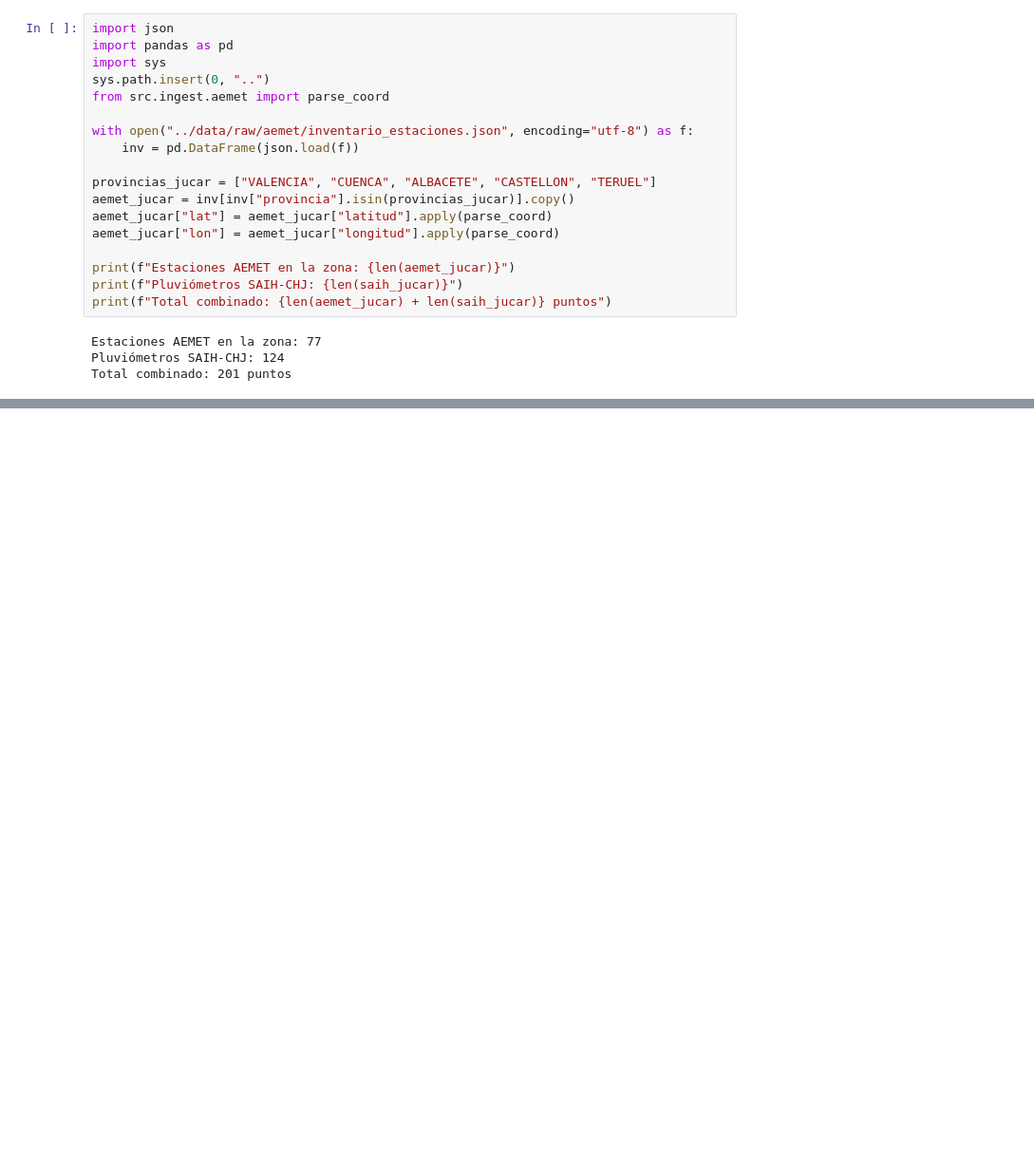
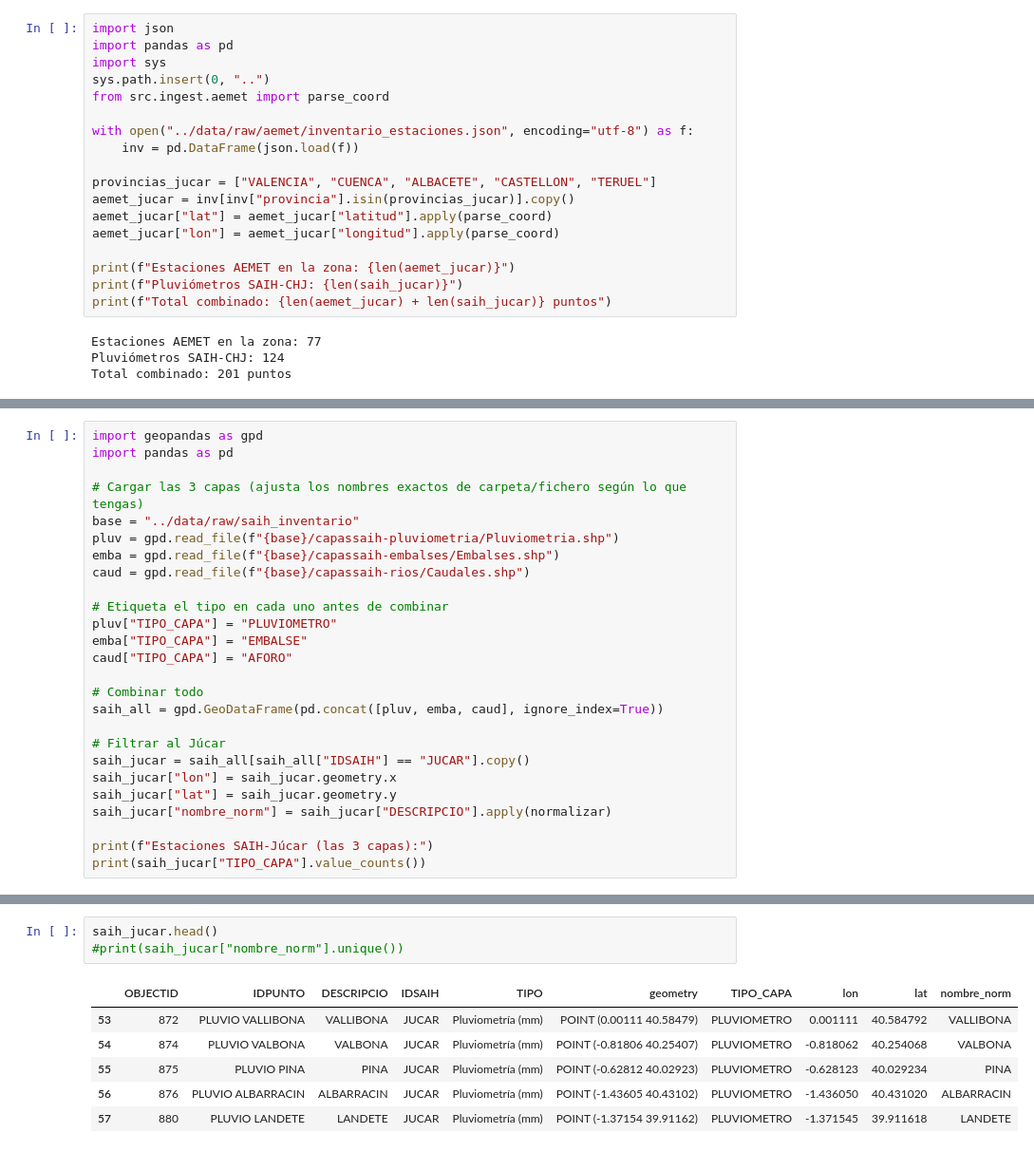
Before and after one commit to mariiaperezb-prog/tfm-flood-warning, a Jupyter notebook: notebooks/04_mapa_combinado.ipynb, the cells around one changed output, grey strips where cells are left out. Shown at 95% size. Drawn from its saved outputs; the diff is of its cells as text; blank space fills up the shorter version.

Commit message:
Saih new

```diff
--- a/notebooks/04_mapa_combinado.ipynb
+++ b/notebooks/04_mapa_combinado.ipynb
@@ -195,0 +288,26 @@ Mapa guardado en: C:\Users\Maria\Documents\tfm-flood-warning\data\processed\mapa
+# %%
+import geopandas as gpd
+import pandas as pd
+
+# Cargar las 3 capas (ajusta los nombres exactos de carpeta/fichero según lo que tengas)
+base = "../data/raw/saih_inventario"
+pluv = gpd.read_file(f"{base}/capassaih-pluviometria/Pluviometria.shp")
+emba = gpd.read_file(f"{base}/capassaih-embalses/Embalses.shp")
+caud = gpd.read_file(f"{base}/capassaih-rios/Caudales.shp")
+
+# Etiqueta el tipo en cada uno antes de combinar
+pluv["TIPO_CAPA"] = "PLUVIOMETRO"
+emba["TIPO_CAPA"] = "EMBALSE"
+caud["TIPO_CAPA"] = "AFORO"
+
+# Combinar todo
+saih_all = gpd.GeoDataFrame(pd.concat([pluv, emba, caud], ignore_index=True))
+
+# Filtrar al Júcar
+saih_jucar = saih_all[saih_all["IDSAIH"] == "JUCAR"].copy()
+saih_jucar["lon"] = saih_jucar.geometry.x
+saih_jucar["lat"] = saih_jucar.geometry.y
+saih_jucar["nombre_norm"] = saih_jucar["DESCRIPCIO"].apply(normalizar)
+
+print(f"Estaciones SAIH-Júcar (las 3 capas):")
+print(saih_jucar["TIPO_CAPA"].value_counts())
@@ -195,0 +451,10 @@ Mapa guardado en: C:\Users\Maria\Documents\tfm-flood-warning\data\processed\mapa
+# %%
+saih_jucar.head()
+#print(saih_jucar["nombre_norm"].unique())
+# %% [output]
+|  | OBJECTID | IDPUNTO | DESCRIPCIO | IDSAIH | TIPO | geometry | TIPO_CAPA | lon | lat | nombre_norm |
+| 53 | 872 | PLUVIO VALLIBONA | VALLIBONA | JUCAR | Pluviometría (mm) | POINT (0.00111 40.58479) | PLUVIOMETRO | 0.001111 | 40.584792 | VALLIBONA |
+| 54 | 874 | PLUVIO VALBONA | VALBONA | JUCAR | Pluviometría (mm) | POINT (-0.81806 40.25407) | PLUVIOMETRO | -0.818062 | 40.254068 | VALBONA |
+| 55 | 875 | PLUVIO PINA | PINA | JUCAR | Pluviometría (mm) | POINT (-0.62812 40.02923) | PLUVIOMETRO | -0.628123 | 40.029234 | PINA |
+| 56 | 876 | PLUVIO ALBARRACIN | ALBARRACIN | JUCAR | Pluviometría (mm) | POINT (-1.43605 40.43102) | PLUVIOMETRO | -1.436050 | 40.431020 | ALBARRACIN |
+| 57 | 880 | PLUVIO LANDETE | LANDETE | JUCAR | Pluviometría (mm) | POINT (-1.37154 39.91162) | PLUVIOMETRO | -1.371545 | 39.911618 | LANDETE |
```
Also changed, not shown: parts of 22 cells of this notebook, 2 other files.
